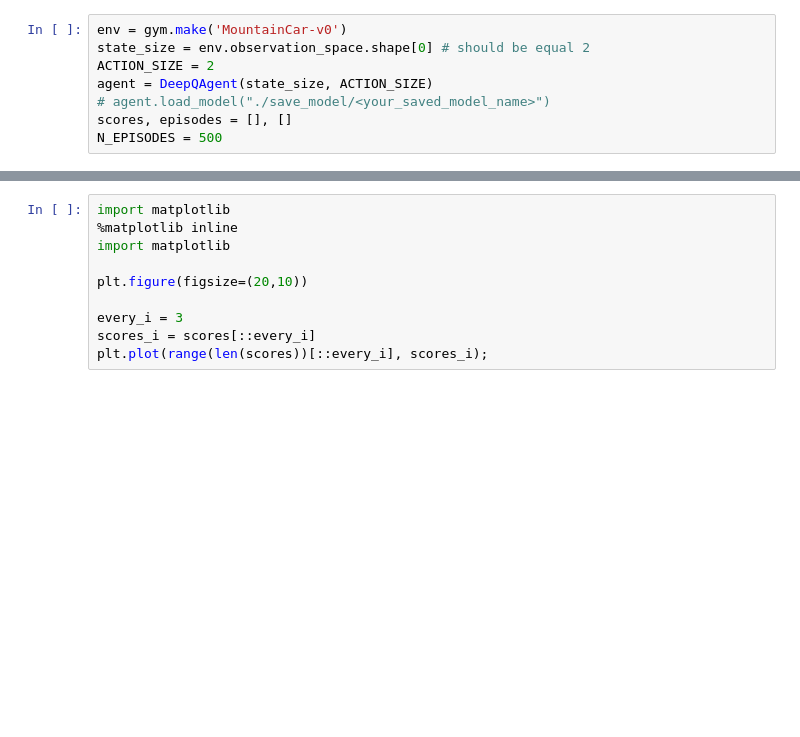
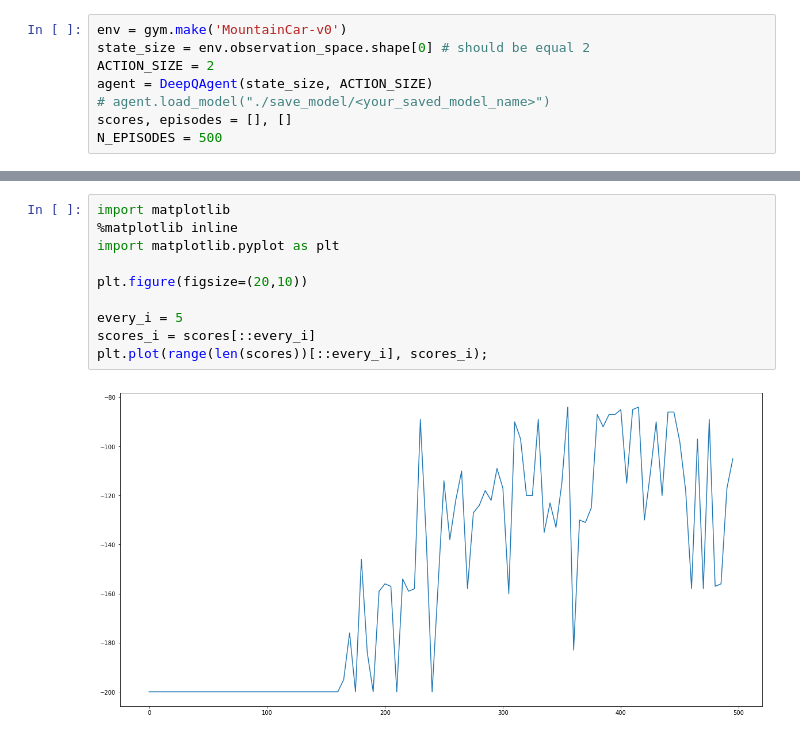
Before and after one commit to akseshina/dl_course, a Jupyter notebook: seminar_13/homework/deep_rl_hw-V3.ipynb, the cells around one changed output, grey strips where cells are left out. Saved outputs shown, nothing was run; the diff lists cells and outputs as text; blank space fills up the shorter version.

```diff
--- a/seminar_13/homework/deep_rl_hw-V3.ipynb
+++ b/seminar_13/homework/deep_rl_hw-V3.ipynb
@@ -195,10 +195,12 @@ episode: 496   score: -84.0   memory length: 10000   epsilon: 0.0049801000008010
 # %%
 import matplotlib
 %matplotlib inline
-import matplotlib
+import matplotlib.pyplot as plt
 
 plt.figure(figsize=(20,10))
 
-every_i = 3
+every_i = 5
 scores_i = scores[::every_i]
 plt.plot(range(len(scores))[::every_i], scores_i);
+# %% [output]
+[figure, added]
```
Also changed, not shown: parts of 1 cell of this notebook.
